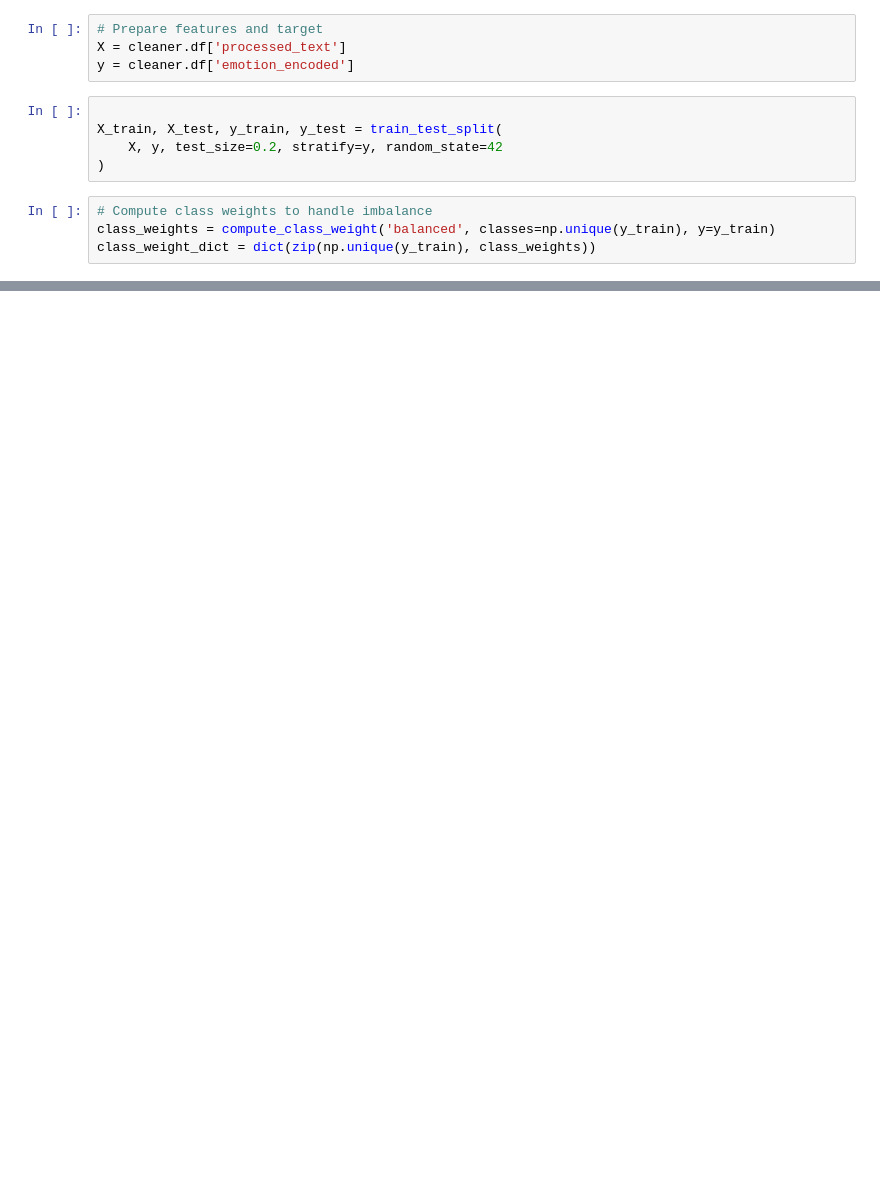
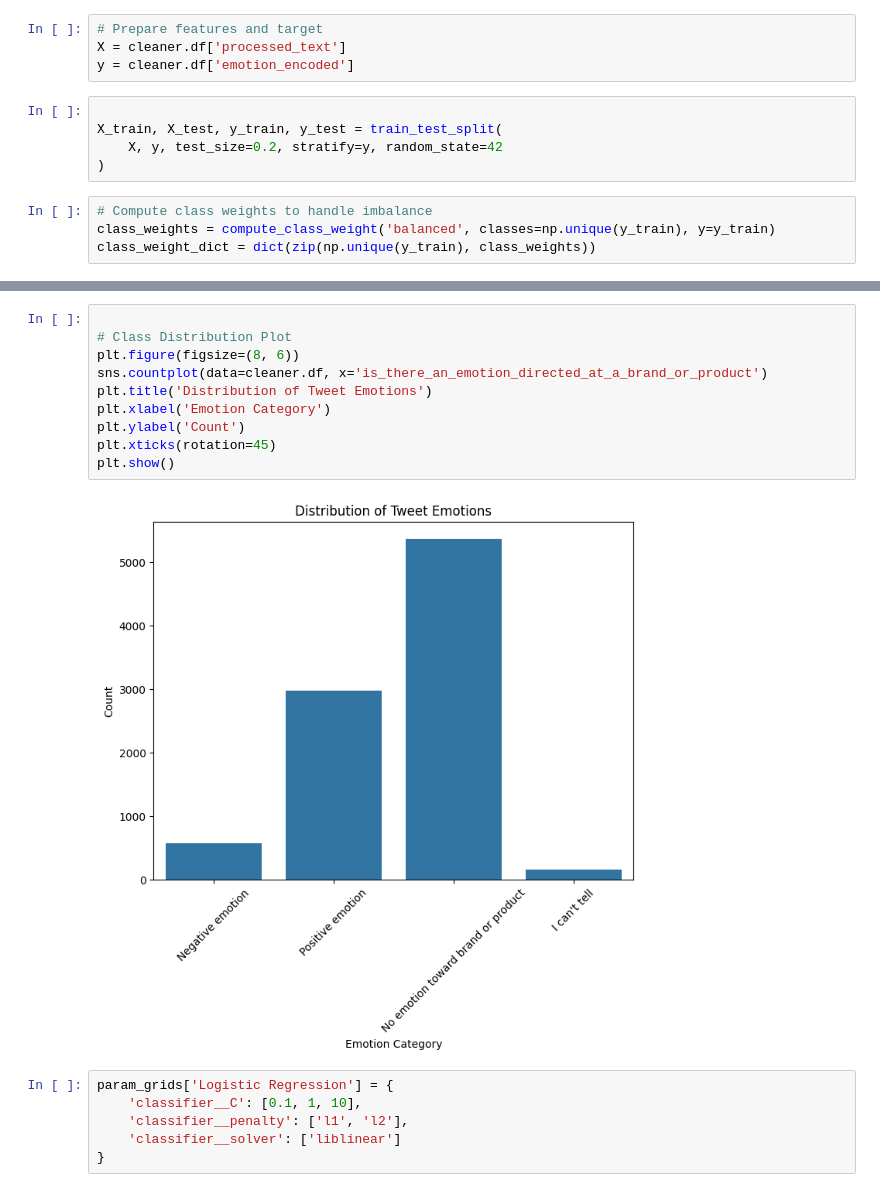
Before and after one commit to FrancisNdirangu/NLPGroupProject, a Jupyter notebook: notebook.ipynb, the cells around one changed output, grey strips where cells are left out. Cells and saved outputs as stored; diff of their text form; blank space fills up the shorter version.

```diff
--- a/notebook.ipynb
+++ b/notebook.ipynb
@@ -248,0 +287,18 @@ No emotion toward brand or product       0.75      0.74      0.75      1074
+# %%
+
+# Class Distribution Plot
+plt.figure(figsize=(8, 6))
+sns.countplot(data=cleaner.df, x='is_there_an_emotion_directed_at_a_brand_or_product')
+plt.title('Distribution of Tweet Emotions')
+plt.xlabel('Emotion Category')
+plt.ylabel('Count')
+plt.xticks(rotation=45)
+plt.show()
+# %% [output]
+[figure, added]
+# %%
+param_grids['Logistic Regression'] = {
+    'classifier__C': [0.1, 1, 10],
+    'classifier__penalty': ['l1', 'l2'],
+    'classifier__solver': ['liblinear']
+}
```
Also changed, not shown: parts of 12 cells of this notebook.
